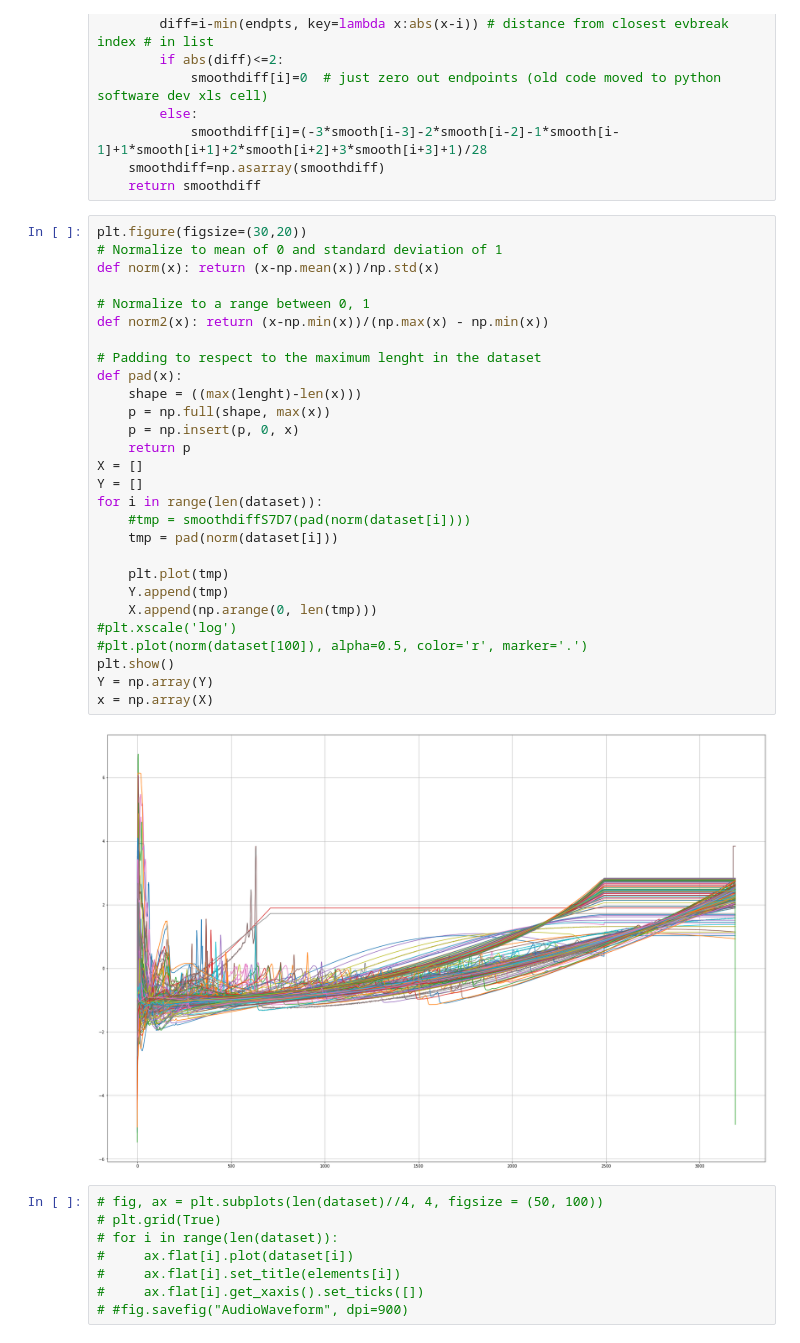
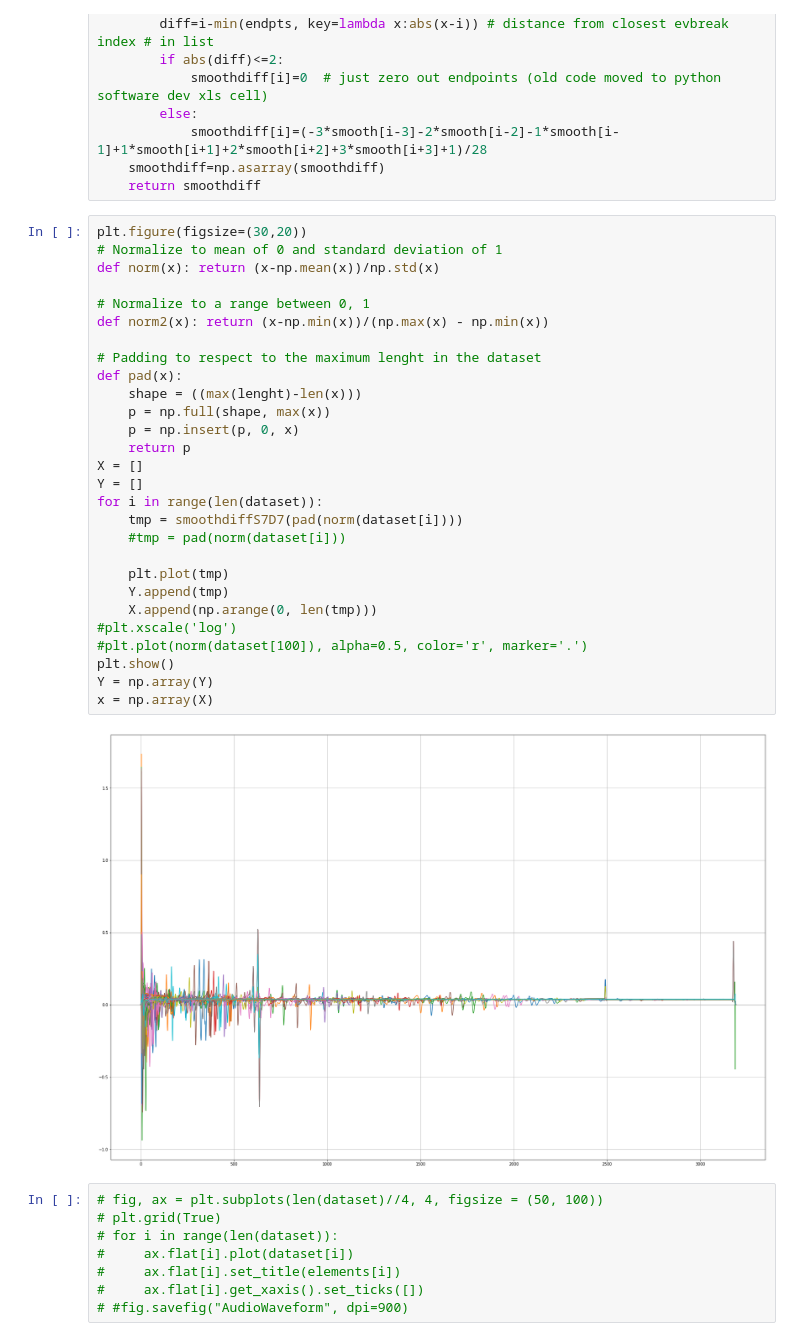
Before and after one commit to abdalazizrashid/Auger-Electron-Spectroscopy, a Jupyter notebook: Copy_of_XPS_Paper.ipynb, the cells around one changed output. Drawn from its saved outputs; the diff is of its cells as text.

```diff
--- a/Copy_of_XPS_Paper.ipynb
+++ b/Copy_of_XPS_Paper.ipynb
@@ -103,33 +103,33 @@ def smoothdiffS7D7(cnts):
 # %%
 plt.figure(figsize=(30,20))
 # Normalize to mean of 0 and standard deviation of 1
 def norm(x): return (x-np.mean(x))/np.std(x)
 
 # Normalize to a range between 0, 1
 def norm2(x): return (x-np.min(x))/(np.max(x) - np.min(x))
 
 # Padding to respect to the maximum lenght in the dataset
 def pad(x):
     shape = ((max(lenght)-len(x)))
     p = np.full(shape, max(x))
     p = np.insert(p, 0, x)
     return p
 X = []
 Y = []
 for i in range(len(dataset)):
-    #tmp = smoothdiffS7D7(pad(norm(dataset[i])))
-    tmp = pad(norm(dataset[i]))
+    tmp = smoothdiffS7D7(pad(norm(dataset[i])))
+    #tmp = pad(norm(dataset[i]))
 
     plt.plot(tmp)
     Y.append(tmp)
     X.append(np.arange(0, len(tmp)))
 #plt.xscale('log')
 #plt.plot(norm(dataset[100]), alpha=0.5, color='r', marker='.')
 plt.show()
 Y = np.array(Y)
 x = np.array(X)
 # %% [output]
-[figure, old version]
+[figure, new version]
 # %%
 # fig, ax = plt.subplots(len(dataset)//4, 4, figsize = (50, 100))
 # plt.grid(True)
```
Also changed, not shown: parts of 9 cells of this notebook.
